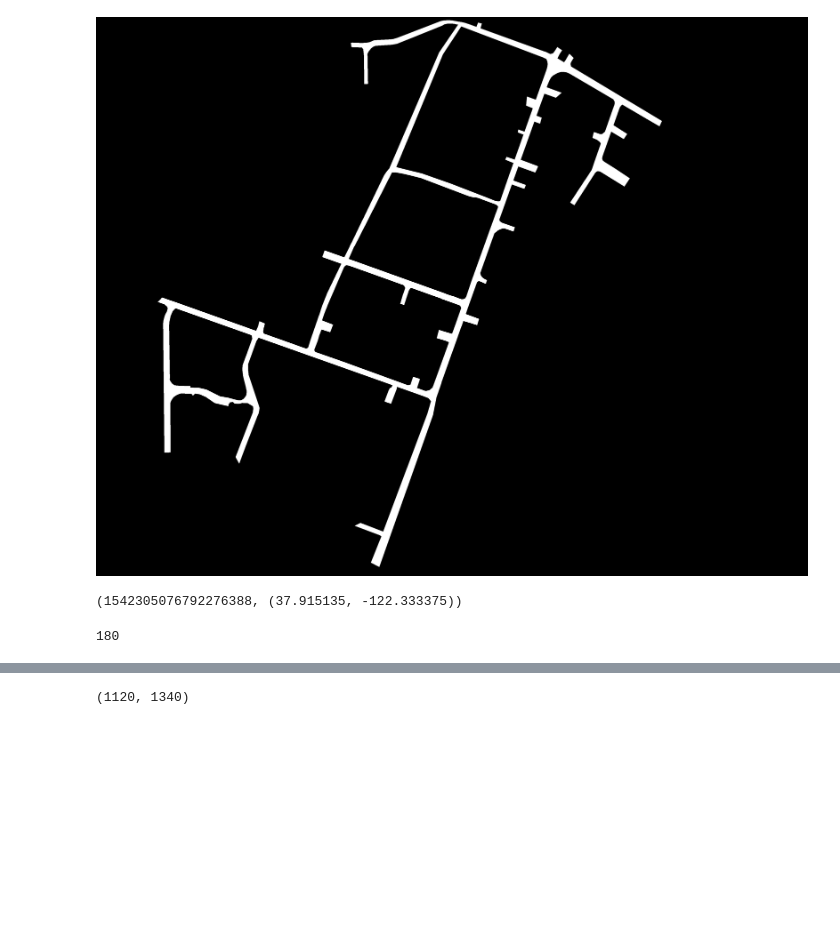
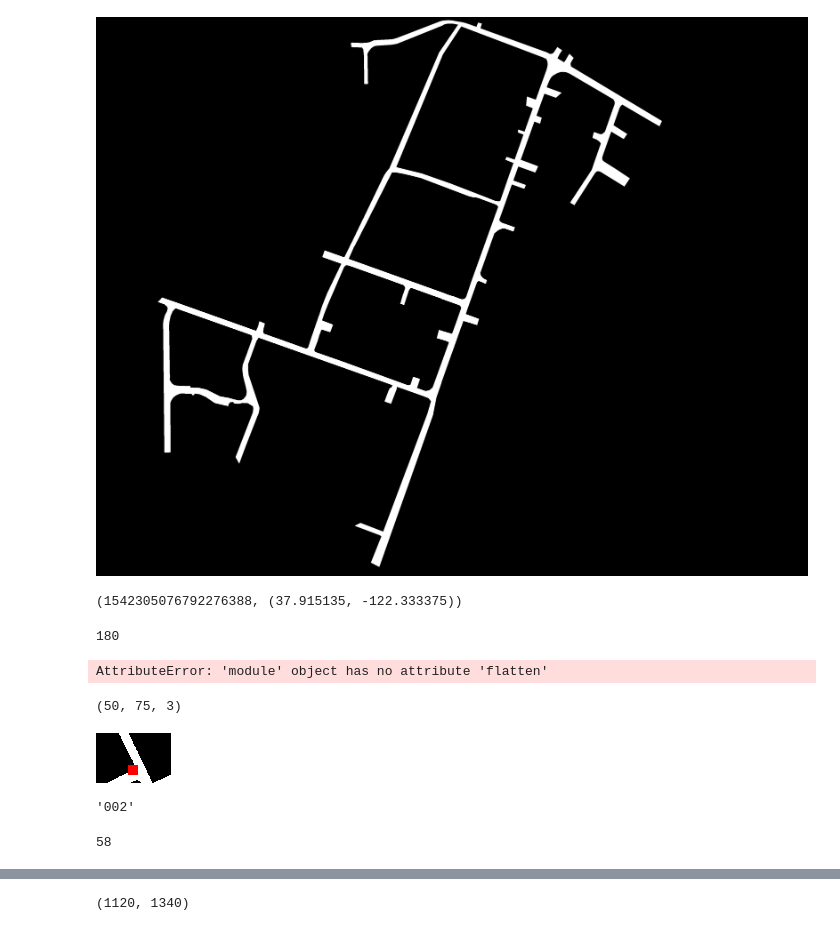
Before and after one commit to gy20073/aws, a Jupyter notebook: MKZ/human_process/explore_map.ipynb, the cells around one changed output, grey strips where cells are left out. Saved outputs shown, nothing was run; the diff lists cells and outputs as text; code cells hidden in the pictures; blank space fills up the shorter version.

```diff
--- a/MKZ/human_process/explore_map.ipynb
+++ b/MKZ/human_process/explore_map.ipynb
@@ -201,3 +209,30 @@ item_gps
+# %%
+np.
+# %% [output]
+AttributeError: 'module' object has no attribute 'flatten'
+# %%
+im2 = helper.map_to_debug_image(m)
+print(im2.shape)
+showarray(im2)
+# %% [output]
+(50, 75, 3)
+[figure, added]
+# %%
+"2".zfill(3)
+# %% [output]
+'002'
+# %%
+len(['Steer', 'Gas', 'Brake', 'Hand_B', 'Reverse',
+                               'Steer_N', 'Gas_N', 'Brake_N',
+                               'Pos_X', 'Pos_Y', 'Speed',
+                               'C_Gen', 'C_Ped', 'C_Car', 'Road_I', 'Side_I', 'Acc_x', 'Acc_y', 'Acc_z',
+                               'Plat_Ts', 'Game_Ts', 'Ori_X', 'Ori_Y', 'Ori_Z', 'Control', 'Camera', 'Angle',
+                               'wp1_x', 'wp1_y', 'wp2_x', 'wp2_y', 'wp1_angle', 'wp1_mag', 'wp2_angle', 'wp2_mag',
+                               'wp1x', 'wp1y', 'wp2x', 'wp2y', 'wp3x', 'wp3y', 'wp4x', 'wp4y', 'wp5x', 'wp5y',
+                               'wp6x', 'wp6y', 'wp7x', 'wp7y', 'wp8x', 'wp8y', 'wp9x', 'wp9y', 'wp10x', 'wp10y',
+                               'cluster_id', 'cluster_scale', 'town_id'])
+# %% [output]
+58
 # %%
 
 #item_gps = 180
```
Also changed, not shown: parts of 15 cells of this notebook.
